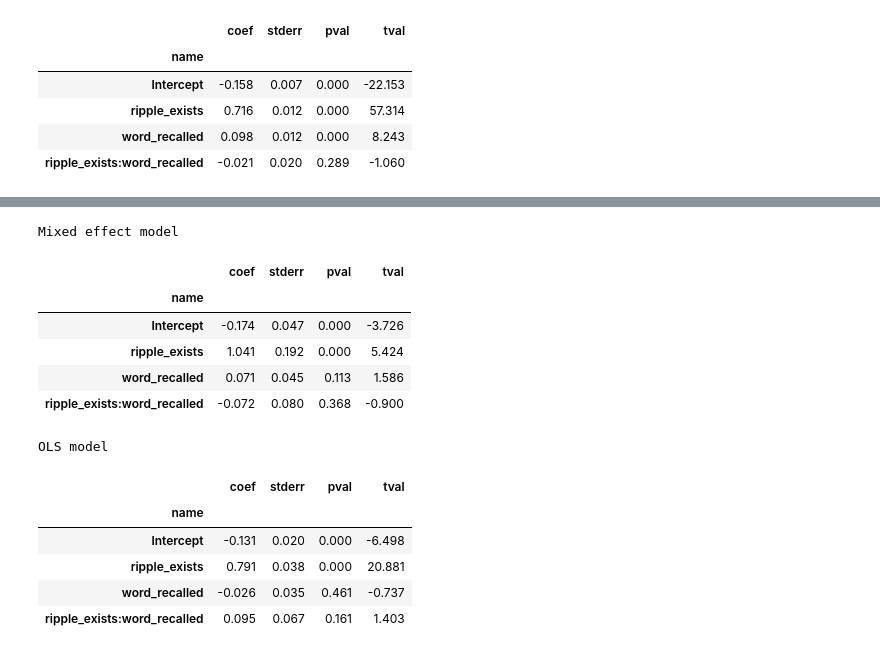
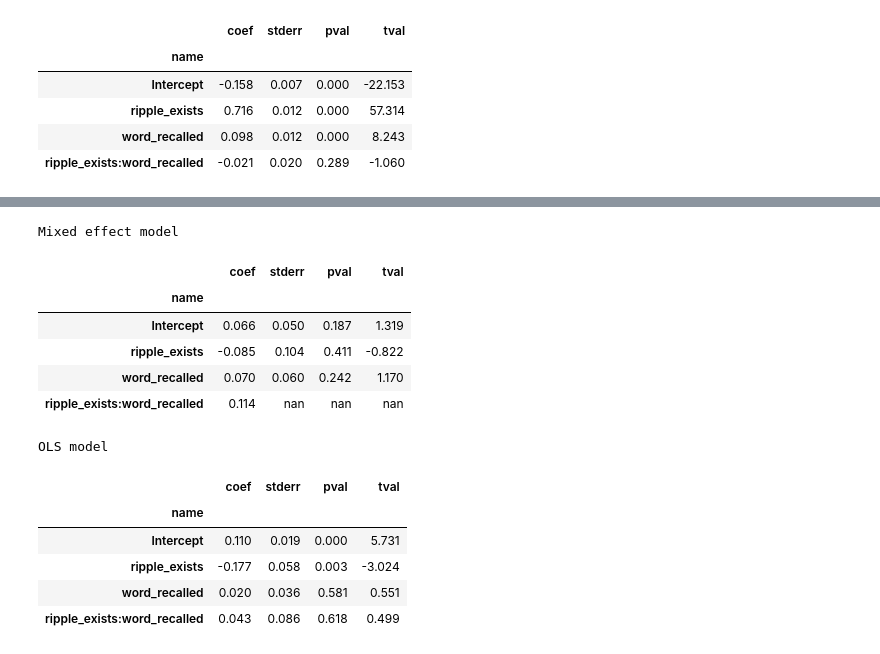
Before and after one commit to ebrahimfeghhi/ripple_memory, a Jupyter notebook: updates/HFA_ripple.ipynb, the cells around one changed output, grey strips where cells are left out. Saved outputs shown, nothing was run; the diff lists cells and outputs as text; code cells hidden in the pictures.

```diff
--- a/updates/HFA_ripple.ipynb
+++ b/updates/HFA_ripple.ipynb
@@ -2,10 +2,10 @@
 import pandas as pd
 from IPython.display import display_html
 
-def plot_statsmodel_results(region_name):
+def plot_statsmodel_results(ripple_regions, region_name):
 
-    df1 = pd.read_csv(f'stats_results/mem_model_SME_{region_name}.csv', index_col=0)
-    df2 = pd.read_csv(f'stats_results/OLS_model_SME_{region_name}.csv', index_col=0)
+    df1 = pd.read_csv(f'stats_results/mem_model_SME_{ripple_regions}_{region_name}.csv', index_col=0)
+    df2 = pd.read_csv(f'stats_results/OLS_model_SME_{ripple_regions}_{region_name}.csv', index_col=0)
 
     df1_styler = df1.style.set_precision(3).set_table_attributes("style='display:inline'").set_caption('Mixed effect model')
     df2_styler = df2.style.set_precision(3).set_table_attributes("style='display:inline'").set_caption('OLS model')
@@ -74,17 +106,17 @@ OLS model
 # %%
-plot_statsmodel_results('AMY')
+plot_statsmodel_results('ca1', 'AMY')
 # %% [output]
 Mixed effect model
 |  | coef | stderr | pval | tval |
 | name |  |  |  |  |
-| Intercept | -0.174 | 0.047 | 0.000 | -3.726 |
-| ripple_exists | 1.041 | 0.192 | 0.000 | 5.424 |
-| word_recalled | 0.071 | 0.045 | 0.113 | 1.586 |
-| ripple_exists:word_recalled | -0.072 | 0.080 | 0.368 | -0.900 |
+| Intercept | 0.066 | 0.050 | 0.187 | 1.319 |
+| ripple_exists | -0.085 | 0.104 | 0.411 | -0.822 |
+| word_recalled | 0.070 | 0.060 | 0.242 | 1.170 |
+| ripple_exists:word_recalled | 0.114 | nan | nan | nan |
 OLS model
 |  | coef | stderr | pval | tval |
 | name |  |  |  |  |
-| Intercept | -0.131 | 0.020 | 0.000 | -6.498 |
-| ripple_exists | 0.791 | 0.038 | 0.000 | 20.881 |
-| word_recalled | -0.026 | 0.035 | 0.461 | -0.737 |
-| ripple_exists:word_recalled | 0.095 | 0.067 | 0.161 | 1.403 |
+| Intercept | 0.110 | 0.019 | 0.000 | 5.731 |
+| ripple_exists | -0.177 | 0.058 | 0.003 | -3.024 |
+| word_recalled | 0.020 | 0.036 | 0.581 | 0.551 |
+| ripple_exists:word_recalled | 0.043 | 0.086 | 0.618 | 0.499 |
```
Also changed, not shown: parts of 7 cells of this notebook, 48 other files.
